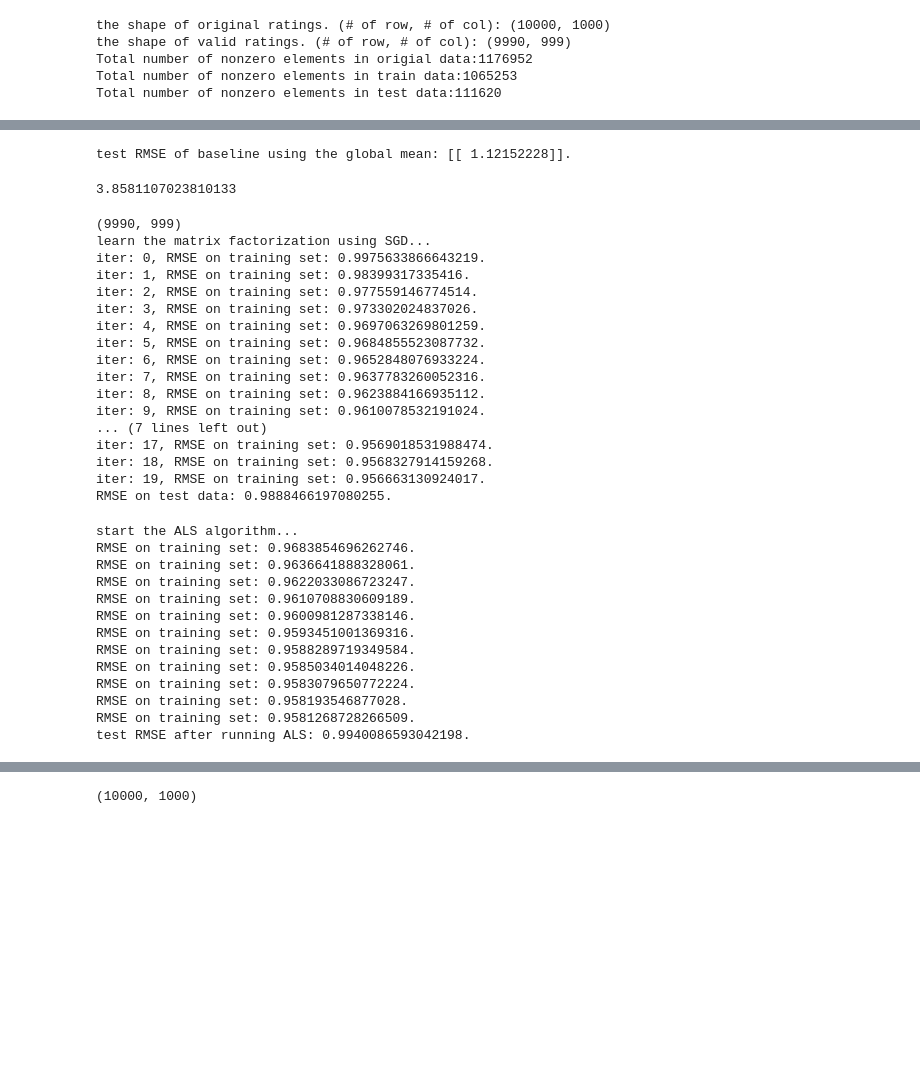
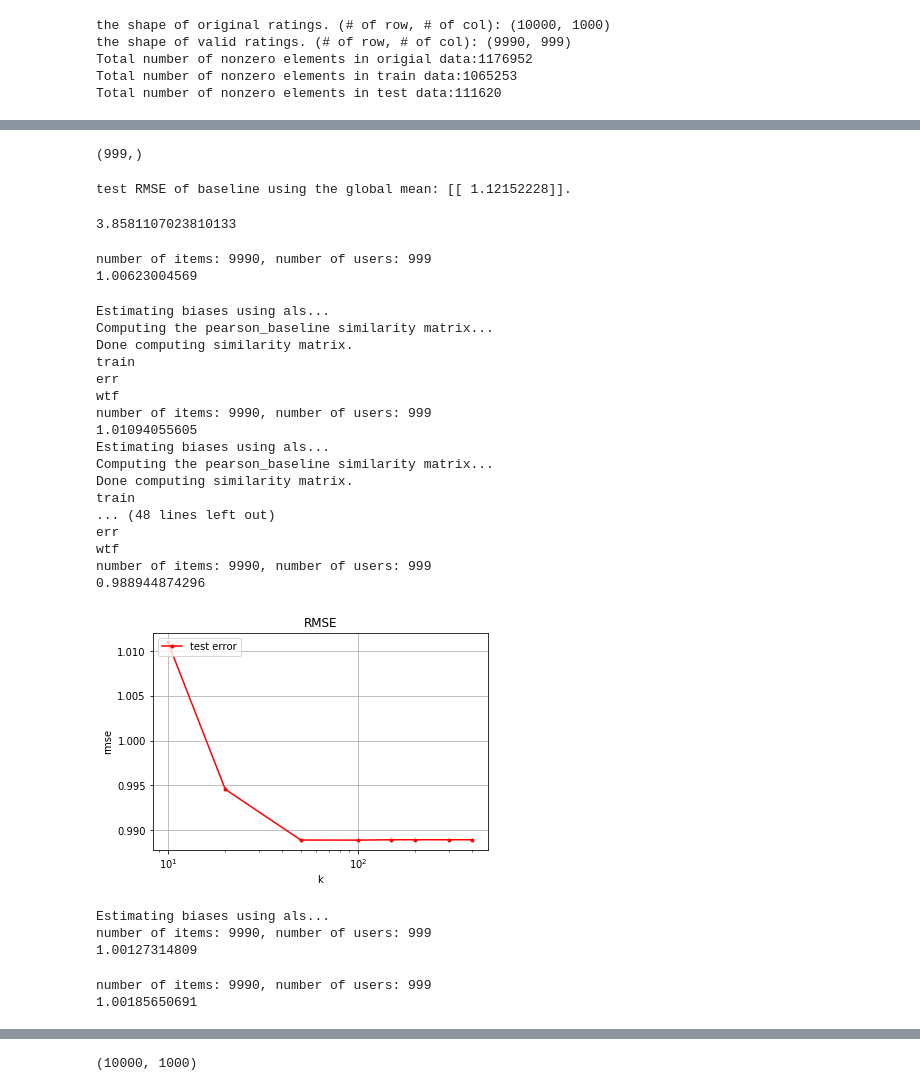
Before and after one commit to MatthiasLeroyEPFL/PCML_Project, a Jupyter notebook: Project_2/mix_models_try.ipynb, the cells around one changed output, grey strips where cells are left out. Cells and saved outputs as stored; diff of their text form; code cells hidden in the pictures; blank space fills up the shorter version.

```diff
--- a/Project_2/mix_models_try.ipynb
+++ b/Project_2/mix_models_try.ipynb
@@ -32 +52,5 @@ nnz_test = list(zip(nnz_row, nnz_col))
+# %%
+predict_user_test.shape
+# %% [output]
+(999,)
 # %%
@@ -35,40 +59,40 @@ predict_global
 # %% [output]
 test RMSE of baseline using the global mean: [[ 1.12152228]].
 3.8581107023810133
-# %%
-print(train.shape)
-predict_SGD = matrix_factorization_SGD(train, test)
-# %% [output]
-(9990, 999)
-learn the matrix factorization using SGD...
-iter: 0, RMSE on training set: 0.9975633866643219.
-iter: 1, RMSE on training set: 0.98399317335416.
-iter: 2, RMSE on training set: 0.977559146774514.
-iter: 3, RMSE on training set: 0.973302024837026.
-iter: 4, RMSE on training set: 0.9697063269801259.
-iter: 5, RMSE on training set: 0.9684855523087732.
-iter: 6, RMSE on training set: 0.9652848076933224.
-iter: 7, RMSE on training set: 0.9637783260052316.
-iter: 8, RMSE on training set: 0.9623884166935112.
-iter: 9, RMSE on training set: 0.9610078532191024.
-... (7 lines left out)
-iter: 17, RMSE on training set: 0.9569018531988474.
-iter: 18, RMSE on training set: 0.9568327914159268.
-iter: 19, RMSE on training set: 0.956663130924017.
-RMSE on test data: 0.9888466197080255.
-# %%
-predict_ALS = ALS(train,test,3, 0.2, 0.9)
-# %% [output]
-start the ALS algorithm...
-RMSE on training set: 0.9683854696262746.
-RMSE on training set: 0.9636641888328061.
-RMSE on training set: 0.9622033086723247.
-RMSE on training set: 0.9610708830609189.
-RMSE on training set: 0.9600981287338146.
-RMSE on training set: 0.9593451001369316.
-RMSE on training set: 0.9588289719349584.
-RMSE on training set: 0.9585034014048226.
-RMSE on training set: 0.9583079650772224.
-RMSE on training set: 0.958193546877028.
-RMSE on training set: 0.9581268728266509.
-test RMSE after running ALS: 0.9940086593042198.
+# %%
+predict_SVD_test = svd_surprise(train, test, None)
+# %% [output]
+number of items: 9990, number of users: 999
+1.00623004569
+# %%
+predict_KNNitem_test, rmse = knn_surprise(train,test,None,False, 100)
+# %% [output]
+Estimating biases using als...
+Computing the pearson_baseline similarity matrix...
+Done computing similarity matrix.
+train
+err
+wtf
+number of items: 9990, number of users: 999
+1.01094055605
+Estimating biases using als...
+Computing the pearson_baseline similarity matrix...
+Done computing similarity matrix.
+train
+... (48 lines left out)
+err
+wtf
+number of items: 9990, number of users: 999
+0.988944874296
+[figure, added]
+# %%
+predict_baseline_test = baseline_surprise(train,test,None)
+# %% [output]
+Estimating biases using als...
+number of items: 9990, number of users: 999
+1.00127314809
+# %%
+predict_slop_test = slop_surprise(train, test, None)
+# %% [output]
+number of items: 9990, number of users: 999
+1.00185650691
```
Also changed, not shown: parts of 22 cells of this notebook, 8 other files.
